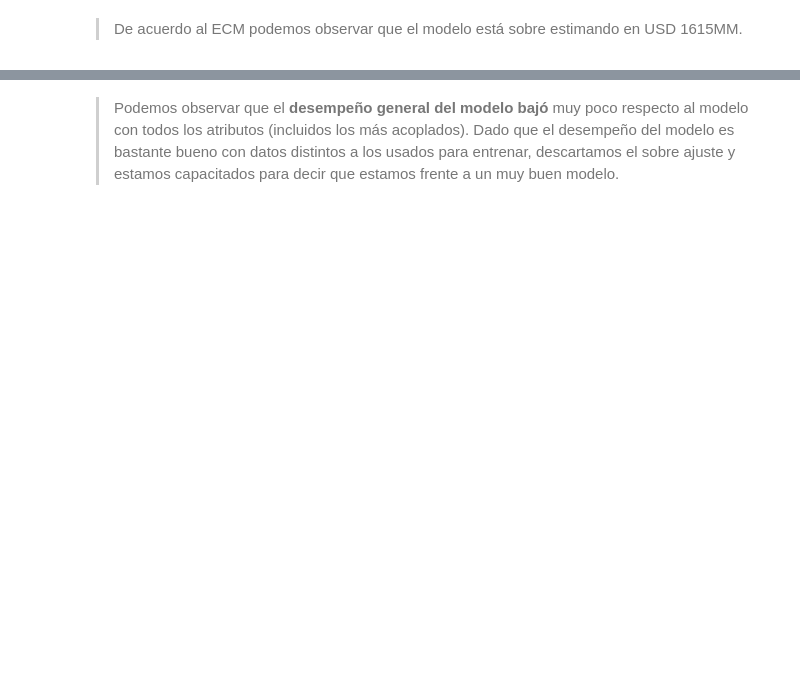
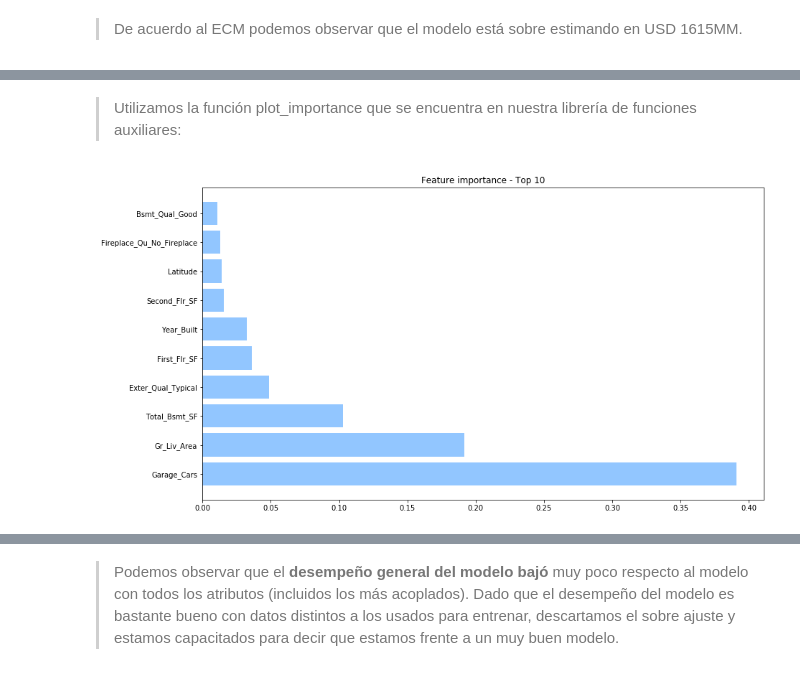
Before and after one commit to ridexmoler/modulo-machine-learning, a Jupyter notebook: semana4/sesion7/Pablo-Rocco-ACT007/notebook.ipynb, the cells around one changed output, grey strips where cells are left out. Drawn from its saved outputs; the diff is of its cells as text; code cells hidden in the pictures; blank space fills up the shorter version.

```diff
--- a/semana4/sesion7/Pablo-Rocco-ACT007/notebook.ipynb
+++ b/semana4/sesion7/Pablo-Rocco-ACT007/notebook.ipynb
@@ -301,0 +159,6 @@ print(classification_report(y_test_2, yhat_2))
+# %% [markdown]
+> Utilizamos la función plot_importance que se encuentra en nuestra librería de funciones auxiliares:
+# %%
+afx.plot_importance(model_tree, df_bin.drop(columns='Sale_Price').columns, top=10)
+# %% [output]
+[figure, added]
```
Also changed, not shown: parts of 54 cells of this notebook, 2 other files.
